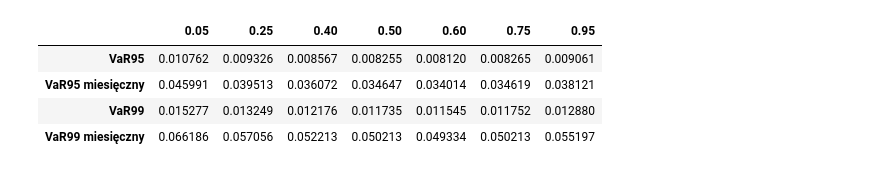
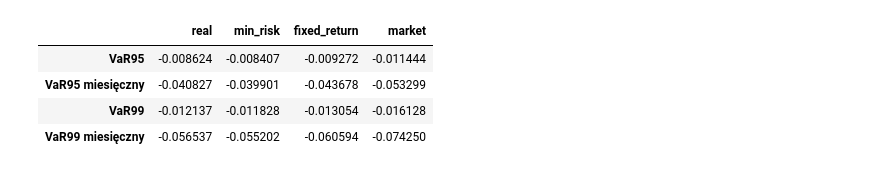
Before and after one commit to OlaHodera/risk, a Jupyter notebook: projekt4/var/multi_asset_var.ipynb, the cells around one changed output. Drawn from its saved outputs; the diff is of its cells as text; code cells hidden in the pictures.

```diff
--- a/projekt4/var/multi_asset_var.ipynb
+++ b/projekt4/var/multi_asset_var.ipynb
@@ -16,10 +19,10 @@ portfolios = ['real', 'min_risk', 'fixed_return', 'market']
 # %%
 summary = pd.DataFrame(index=['VaR95', 'VaR95 miesięczny', 'VaR99', 'VaR99 miesięczny'])
 for portfolio in portfolios:
-    var95 = multi_asset_var.var(returns, weights[portfolio], .95)
-    var99 = multi_asset_var.var(returns, weights[portfolio], .99)
-    var95_monthly = multi_asset_var.var(returns, weights[portfolio], .95, 20)
-    var99_monthly = multi_asset_var.var(returns, weights[portfolio], .99, 20)
+    var95 = multi_asset_var.var(returns, np.array(weights[portfolio]), .05, 1)
+    var99 = multi_asset_var.var(returns, np.array(weights[portfolio]), .01, 1)
+    var95_monthly = multi_asset_var.var(returns, np.array(weights[portfolio]), .05, 20)
+    var99_monthly = multi_asset_var.var(returns, np.array(weights[portfolio]), .01, 20)
     summary[portfolio] = [var95, var95_monthly, var99, var99_monthly]
 # %%
 summary.to_csv("..\\data\\var_porfele.csv")
@@ -39,0 +38,10 @@ weights_grid[:,1] = 1 - weights_cny_arr
+# %%
+mean, cov = stats.multivariate_normal.fit(returns)
+rv = stats.multivariate_normal(mean, cov)
+step_cny = (returns.CNY.max() - returns.CNY.min()) / 100
+step_eur = (returns.EUR.max() - returns.EUR.min()) / 100
+x, y = np.mgrid[returns.CNY.quantile(.05): returns.CNY.quantile(.95): step_cny, returns.EUR.quantile(.05): returns.EUR.quantile(.95): step_eur]
+pos = np.dstack((x, y))
+plt.contourf(x, y, rv.pdf(pos), cmap='spring', levels=200)
+plt.title('Gęstość rozkładu wielowymiarowego normalnego')
+plt.savefig("wykresy\\wykres.png")
@@ -40,17 +50,19 @@ weights_grid[:,1] = 1 - weights_cny_arr
 # %%
-summary_grid = pd.DataFrame(index=['VaR95', 'VaR95 miesięczny', 'VaR99', 'VaR99 miesięczny'])
-for w in weights_grid:
-    var95 = multi_asset_var.var(returns, w, .95)
-    var99 = multi_asset_var.var(returns, w, .99)
-    var95_monthly = multi_asset_var.var(returns, w, .95, 20)
-    var99_monthly = multi_asset_var.var(returns, w, .99, 20)
-    summary_grid[w[0]] = [var95, var95_monthly, var99, var99_monthly]
+summary_parametric = pd.DataFrame(
+    index=['VaR95', 'VaR95 miesięczny', 'VaR99', 'VaR99 miesięczny']
+)
+for portfolio in portfolios:
+    var95 = var(returns, np.array(weights[portfolio]), .05, 1, mean, cov)
+    var99 = var(returns, np.array(weights[portfolio]), .01, 1,  mean, cov)
+    var95_monthly = var(returns, np.array(weights[portfolio]), .05, 20, mean, cov)
+    var99_monthly = var(returns, np.array(weights[portfolio]), .01, 20, mean, cov)
+    summary_parametric[portfolio] = [var95, var95_monthly, var99, var99_monthly]
 # %%
-summary_grid.to_csv("..\\data\\var_wybrane_wagi.csv")
-summary_grid
+summary_parametric.to_csv("..\\data\\var_porfele_parametryczna.csv")
+summary_parametric
 # %% [output]
-|  | 0.05 | 0.25 | 0.40 | 0.50 | 0.60 | 0.75 | 0.95 |
-| VaR95 | 0.010762 | 0.009326 | 0.008567 | 0.008255 | 0.008120 | 0.008265 | 0.009061 |
-| VaR95 miesięczny | 0.045991 | 0.039513 | 0.036072 | 0.034647 | 0.034014 | 0.034619 | 0.038121 |
-| VaR99 | 0.015277 | 0.013249 | 0.012176 | 0.011735 | 0.011545 | 0.011752 | 0.012880 |
-| VaR99 miesięczny | 0.066186 | 0.057056 | 0.052213 | 0.050213 | 0.049334 | 0.050213 | 0.055197 |
+|  | real | min_risk | fixed_return | market |
+| VaR95 | -0.008624 | -0.008407 | -0.009272 | -0.011444 |
+| VaR95 miesięczny | -0.040827 | -0.039901 | -0.043678 | -0.053299 |
+| VaR99 | -0.012137 | -0.011828 | -0.013054 | -0.016128 |
+| VaR99 miesięczny | -0.056537 | -0.055202 | -0.060594 | -0.074250 |
```
Also changed, not shown: parts of 8 cells of this notebook, 6 other files.
